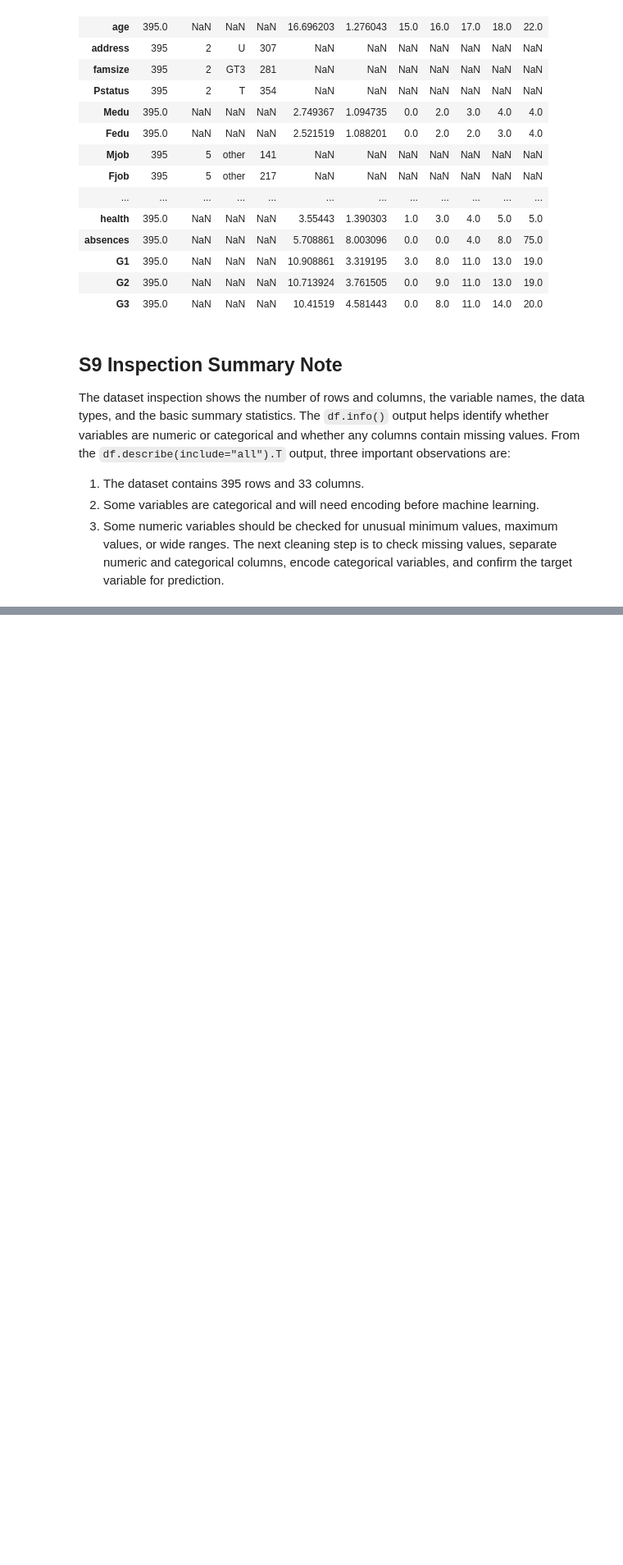
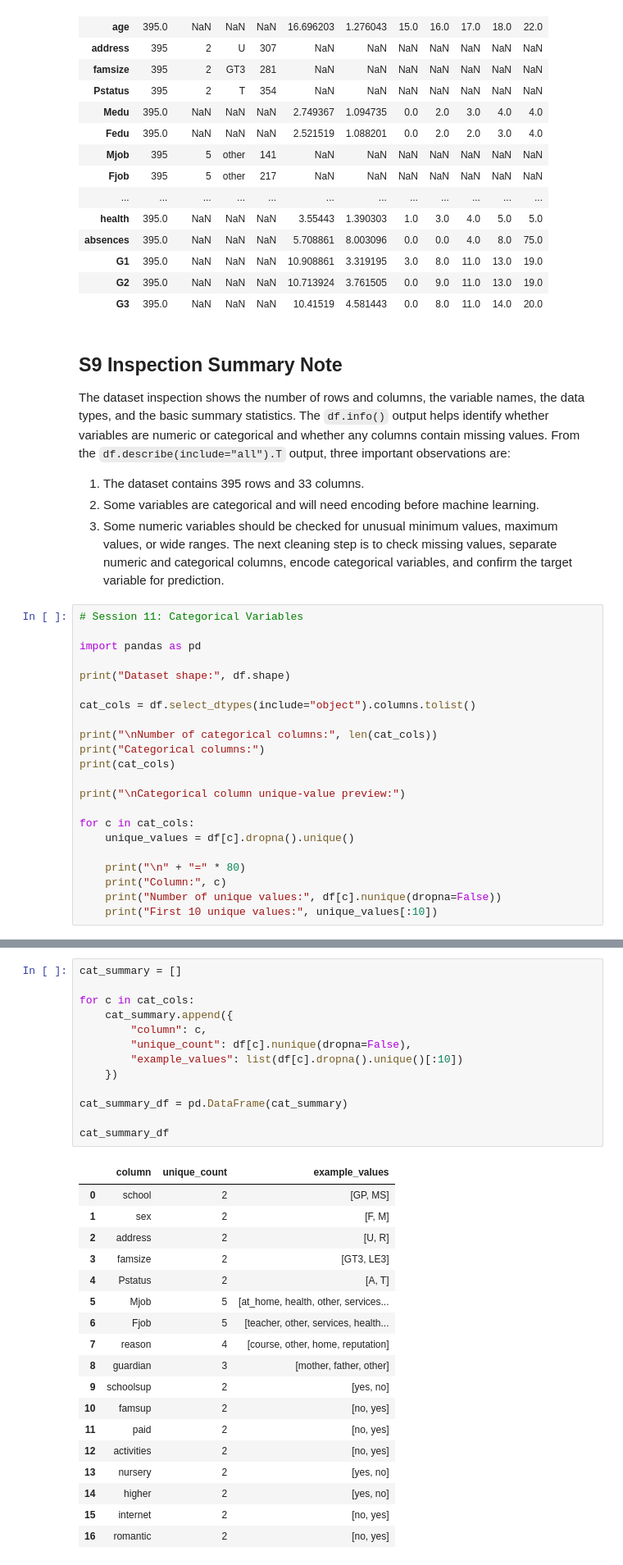
Before and after one commit to NDracorex/student-performance-ml, a Jupyter notebook: notebooks/01_data_understanding.ipynb, the cells around one changed output, grey strips where cells are left out. Shown at 82% size. Drawn from its saved outputs; the diff is of its cells as text; blank space fills up the shorter version.

Commit message:
Add Session 11 encoding plan

```diff
--- a/notebooks/01_data_understanding.ipynb
+++ b/notebooks/01_data_understanding.ipynb
@@ -105,3 +105,25 @@ values, or wide ranges.
 The next cleaning step is to check missing values, separate numeric and categorical
 columns, encode categorical variables, and confirm the target variable for
 prediction.
+# %%
+# Session 11: Categorical Variables
+
+import pandas as pd
+
+print("Dataset shape:", df.shape)
+
+cat_cols = df.select_dtypes(include="object").columns.tolist()
+
+print("\nNumber of categorical columns:", len(cat_cols))
+print("Categorical columns:")
+print(cat_cols)
+
+print("\nCategorical column unique-value preview:")
+
+for c in cat_cols:
+    unique_values = df[c].dropna().unique()
+
+    print("\n" + "=" * 80)
+    print("Column:", c)
+    print("Number of unique values:", df[c].nunique(dropna=False))
+    print("First 10 unique values:", unique_values[:10])
@@ -107,0 +148,32 @@ prediction.
+# %%
+cat_summary = []
+
+for c in cat_cols:
+    cat_summary.append({
+        "column": c,
+        "unique_count": df[c].nunique(dropna=False),
+        "example_values": list(df[c].dropna().unique()[:10])
+    })
+
+cat_summary_df = pd.DataFrame(cat_summary)
+
+cat_summary_df
+# %% [output]
+|  | column | unique_count | example_values |
+| 0 | school | 2 | [GP, MS] |
+| 1 | sex | 2 | [F, M] |
+| 2 | address | 2 | [U, R] |
+| 3 | famsize | 2 | [GT3, LE3] |
+| 4 | Pstatus | 2 | [A, T] |
+| 5 | Mjob | 5 | [at_home, health, other, services... |
+| 6 | Fjob | 5 | [teacher, other, services, health... |
+| 7 | reason | 4 | [course, other, home, reputation] |
+| 8 | guardian | 3 | [mother, father, other] |
+| 9 | schoolsup | 2 | [yes, no] |
+| 10 | famsup | 2 | [no, yes] |
+| 11 | paid | 2 | [no, yes] |
+| 12 | activities | 2 | [no, yes] |
+| 13 | nursery | 2 | [yes, no] |
+| 14 | higher | 2 | [yes, no] |
+| 15 | internet | 2 | [no, yes] |
+| 16 | romantic | 2 | [no, yes] |
```
Also changed, not shown: parts of 1 cell of this notebook, 1 other file.
